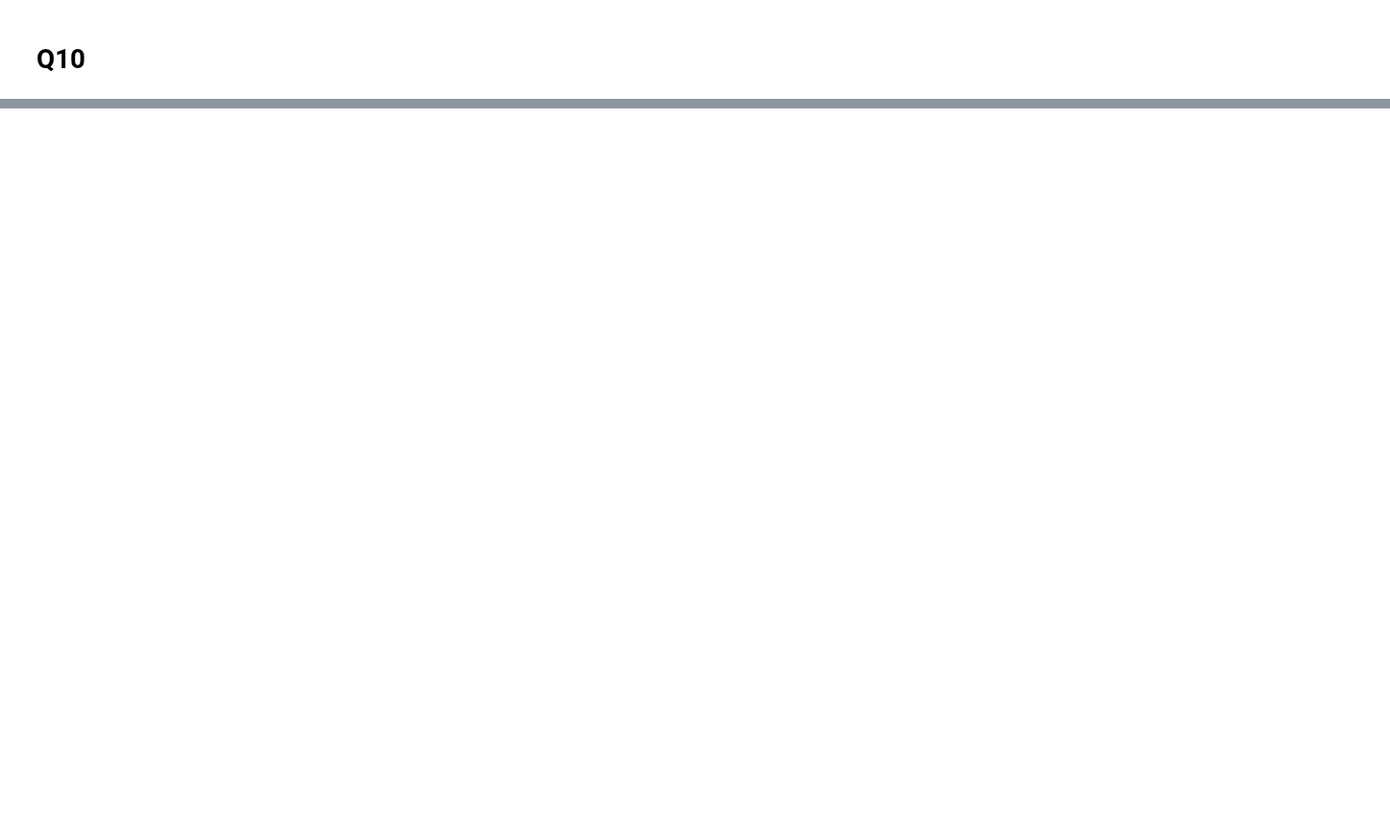
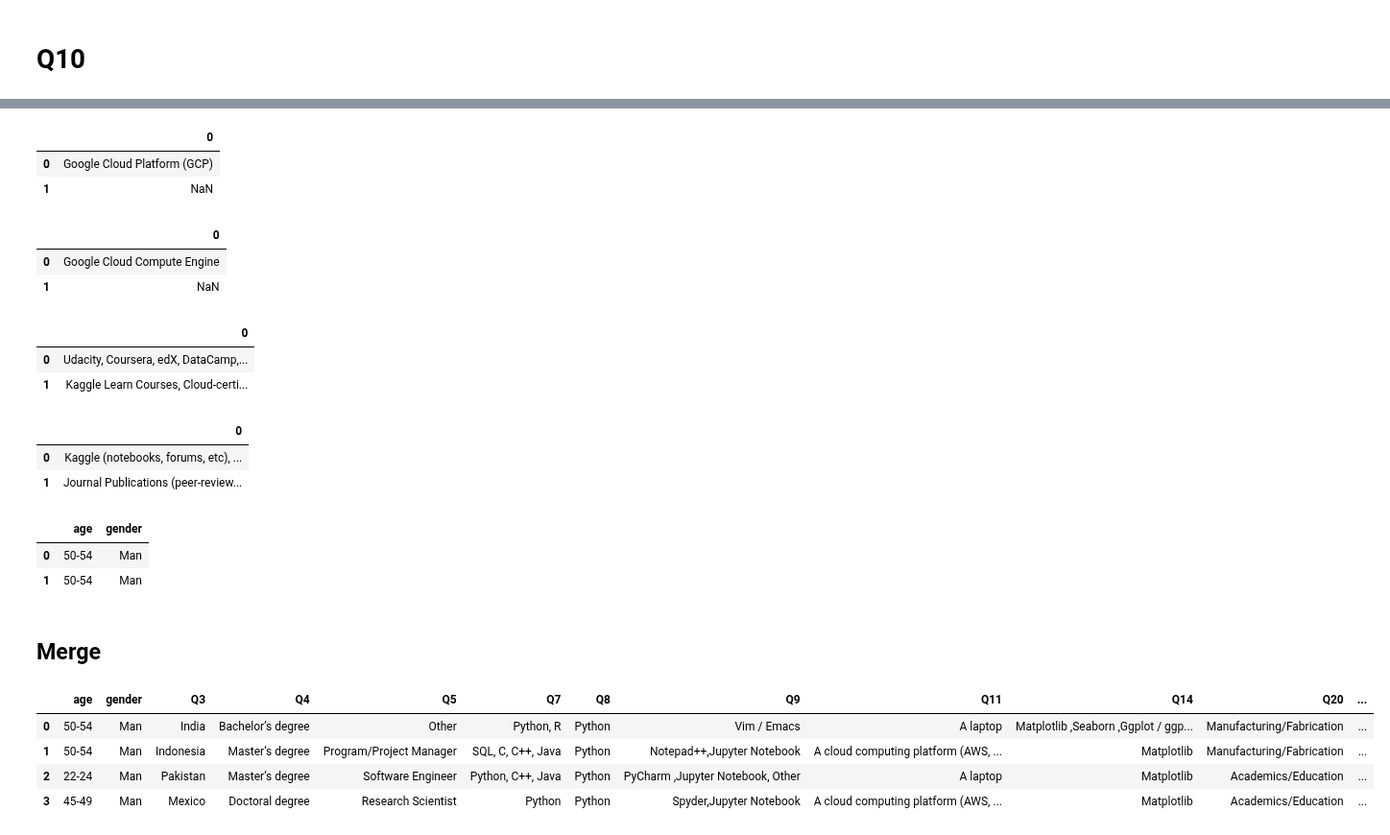
Before and after one commit to Adalab/EDA-ETL-project, a Jupyter notebook: fusion_archivos.ipynb, the cells around one changed output, grey strips where cells are left out. Shown at 96% size. Drawn from its saved outputs; the diff is of its cells as text; code cells hidden in the pictures; blank space fills up the shorter version.

Commit message:
concat hecho

```diff
--- a/fusion_archivos.ipynb
+++ b/fusion_archivos.ipynb
@@ -154,0 +207,51 @@ dtype: object
+# %%
+q27_final = pd.DataFrame(df_q27_columna)
+q27_final.head(2)
+# %% [output]
+|  | 0 |
+| 0 | Google Cloud Platform (GCP) |
+| 1 | NaN |
+# %%
+q29_final = pd.DataFrame(df_q29_columna)
+q29_final.head(2)
+# %% [output]
+|  | 0 |
+| 0 | Google Cloud Compute Engine |
+| 1 | NaN |
+# %%
+q40_final = pd.DataFrame(df_q40_columna)
+q40_final.head(2)
+# %% [output]
+|  | 0 |
+| 0 | Udacity, Coursera, edX, DataCamp,... |
+| 1 | Kaggle Learn Courses, Cloud-certi... |
+# %%
+q42_final = pd.DataFrame(df_q42_columna)
+q42_final.head(2)
+# %% [output]
+|  | 0 |
+| 0 | Kaggle (notebooks, forums, etc), ... |
+| 1 | Journal Publications (peer-review... |
+# %%
+df_xml_final.head(2)
+# %% [output]
+|  | age | gender |
+| 0 | 50-54 | Man |
+| 1 | 50-54 | Man |
+# %%
+q27_final.rename({0:'q_27_completa'}, axis = 1, inplace = True)
+q29_final.rename({0:'q_29_completa'}, axis = 1, inplace = True)
+q40_final.rename({0:'q_40_completa'}, axis = 1, inplace = True)
+q42_final.rename({0:'q_42_completa'}, axis = 1, inplace = True)
+# %% [markdown]
+## Merge
+# %%
+encuesta_limpia = pd.concat([df_xml_final,df_txt_final, df_q10, q27_final, q29_final, q40_final, q42_final], axis = 1, join= 'outer')
+# %%
+encuesta_limpia.head(4)
+# %% [output]
+|  | age | gender | Q3 | Q4 | Q5 | Q7 | Q8 | Q9 | Q11 | Q14 | Q20 | ... |
+| 0 | 50-54 | Man | India | Bachelor’s degree | Other | Python, R | Python | Vim / Emacs | A laptop | Matplotlib ,Seaborn ,Ggplot / ggp... | Manufacturing/Fabrication | ... |
+| 1 | 50-54 | Man | Indonesia | Master’s degree | Program/Project Manager | SQL, C, C++, Java | Python | Notepad++,Jupyter Notebook | A cloud computing platform (AWS, ... | Matplotlib | Manufacturing/Fabrication | ... |
+| 2 | 22-24 | Man | Pakistan | Master’s degree | Software Engineer | Python, C++, Java | Python | PyCharm ,Jupyter Notebook, Other | A laptop | Matplotlib | Academics/Education | ... |
+| 3 | 45-49 | Man | Mexico | Doctoral degree | Research Scientist | Python | Python | Spyder,Jupyter Notebook | A cloud computing platform (AWS, ... | Matplotlib | Academics/Education | ... |
```
Also changed, not shown: parts of 13 cells of this notebook, 1 other file.
